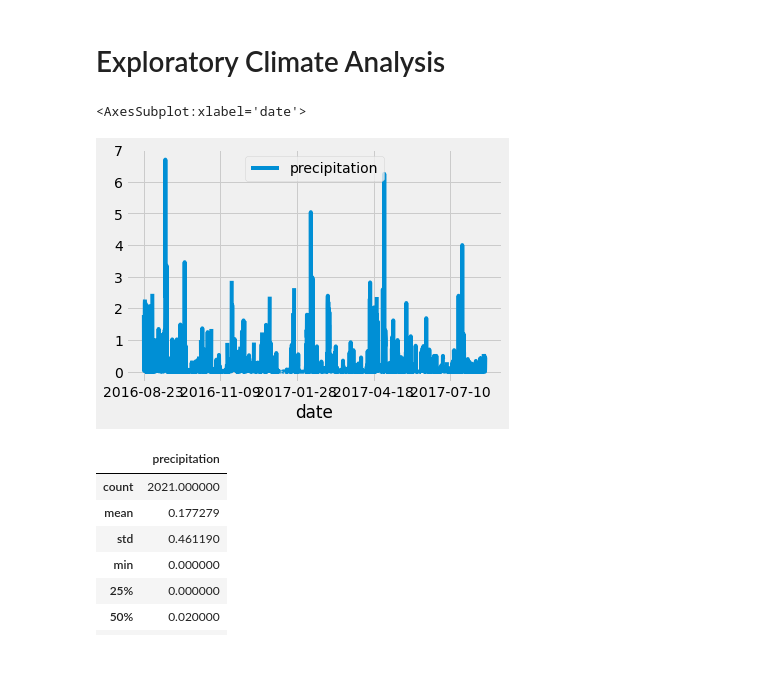
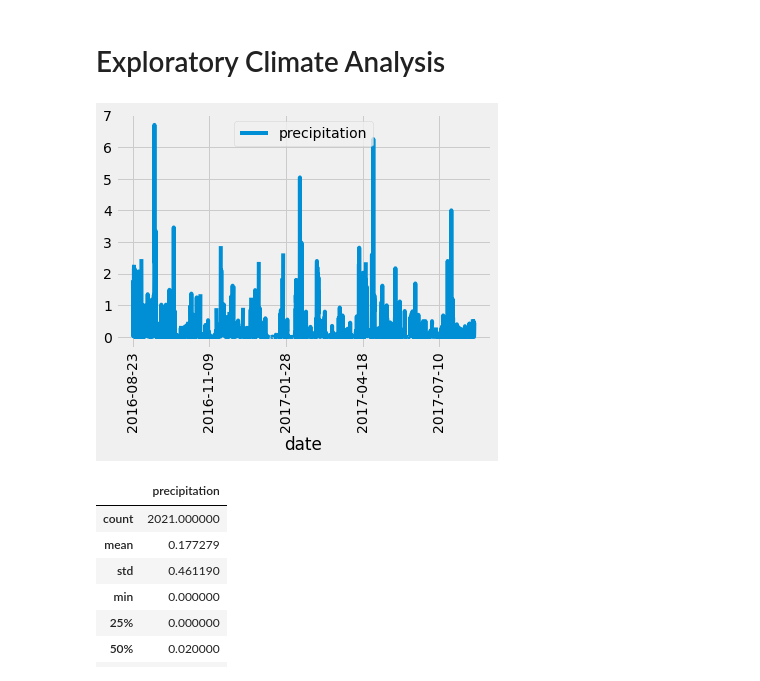
Before and after one commit to lilyhu61/surfs_up, a Jupyter notebook: climate_analysis.ipynb, the cells around one changed output. Cells and saved outputs as stored; diff of their text form; code cells hidden in the pictures.

```diff
--- a/climate_analysis.ipynb
+++ b/climate_analysis.ipynb
@@ -40,28 +40,29 @@ session = Session(engine)
 # %%
 # Design a query to retrieve the last 12 months of precipitation data and plot the results.
 #Starting from the last data point in the database.
 prev_year = dt.date(2017,8,23)
 # Calculate the date one year from the last date in data set.
 prev_year = dt.date(2017,8,23) -  dt.timedelta(days=365)
 # Perform a query to retrieve the data and precipitation scores
 results = []
 # Save the query results as a Pandas DataFrame and set the index to the date column
 results = session.query(Measurement.date, Measurement.prcp)
 results = session.query(Measurement.date, Measurement.prcp).filter(Measurement.date >= prev_year).all()
 #print(results.all())
 df = pd.DataFrame(results, columns=['date','precipitation'])
 df.set_index(df['date'], inplace=True)
 #print(df.to_string(index=False))
 
 # Sort the dataframe by date
 df = df.sort_index()
 #print(df.to_string(index=False))
 
 # Use Pandas Plotting with Matplotlib to plot the data
 df.plot()
+plt.xticks(rotation=90)
+plt.show()
 # %% [output]
-<AxesSubplot:xlabel='date'>
-[figure, old version]
+[figure, new version]
 # %%
 # Use Pandas to calcualte the summary statistics for the precipitation data
 df.describe()
```
Also changed, not shown: parts of 6 cells of this notebook.
